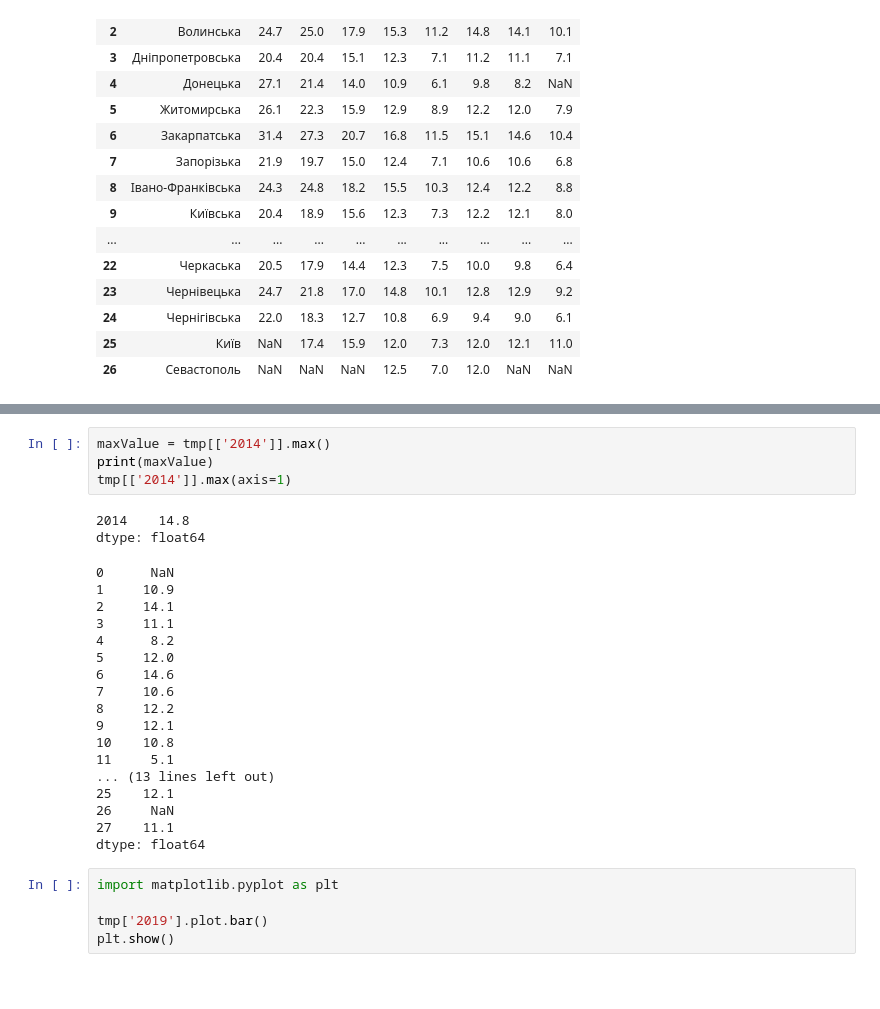
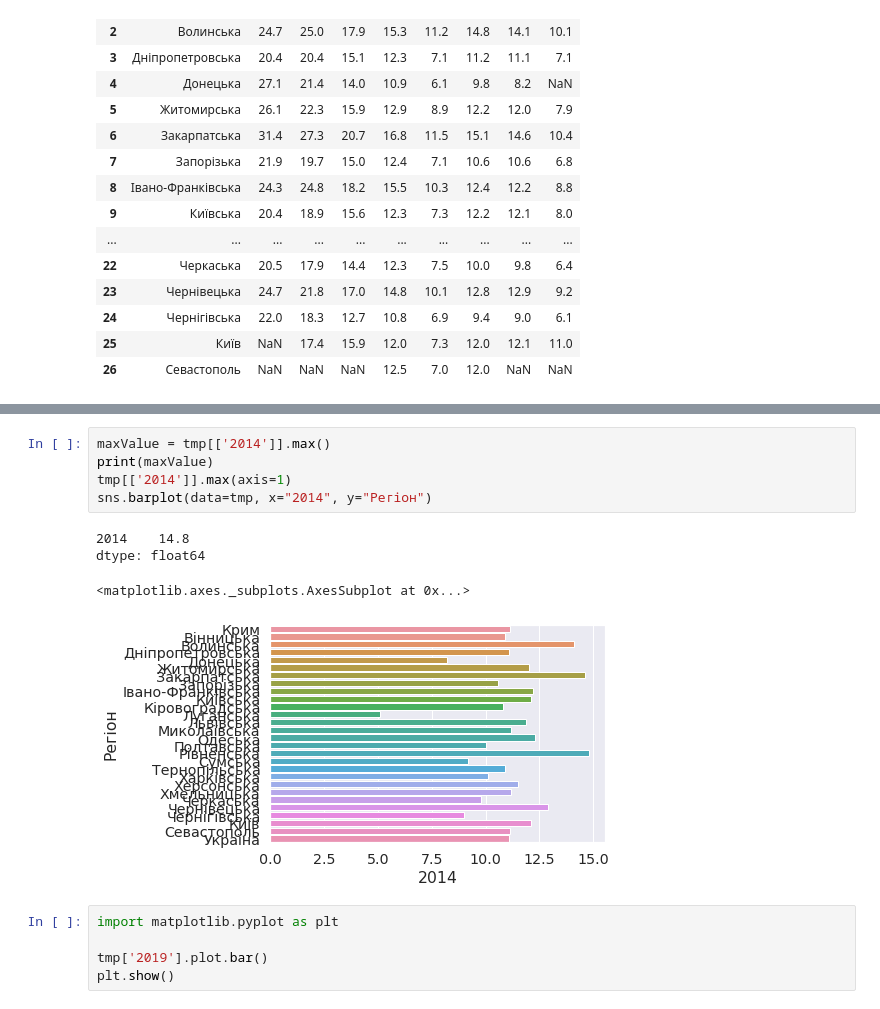
Before and after one commit to Iryna-Lytvynchuk/Data_Science, a Jupyter notebook: Hw2_1.ipynb, the cells around one changed output, grey strips where cells are left out. Cells and saved outputs as stored; diff of their text form; blank space fills up the shorter version.

```diff
--- a/Hw2_1.ipynb
+++ b/Hw2_1.ipynb
@@ -173,27 +182,13 @@ tmp['2019'].mean()
 # %%
 maxValue = tmp[['2014']].max()
 print(maxValue)
 tmp[['2014']].max(axis=1)
+sns.barplot(data=tmp, x="2014", y="Регіон")
 # %% [output]
 2014    14.8
 dtype: float64
-0      NaN
-1     10.9
-2     14.1
-3     11.1
-4      8.2
-5     12.0
-6     14.6
-7     10.6
-8     12.2
-9     12.1
-10    10.8
-11     5.1
-... (13 lines left out)
-25    12.1
-26     NaN
-27    11.1
-dtype: float64
+<matplotlib.axes._subplots.AxesSubplot at 0x...>
+[figure, added]
 # %%
 import matplotlib.pyplot as plt
 
```
Also changed, not shown: parts of 6 cells of this notebook.
